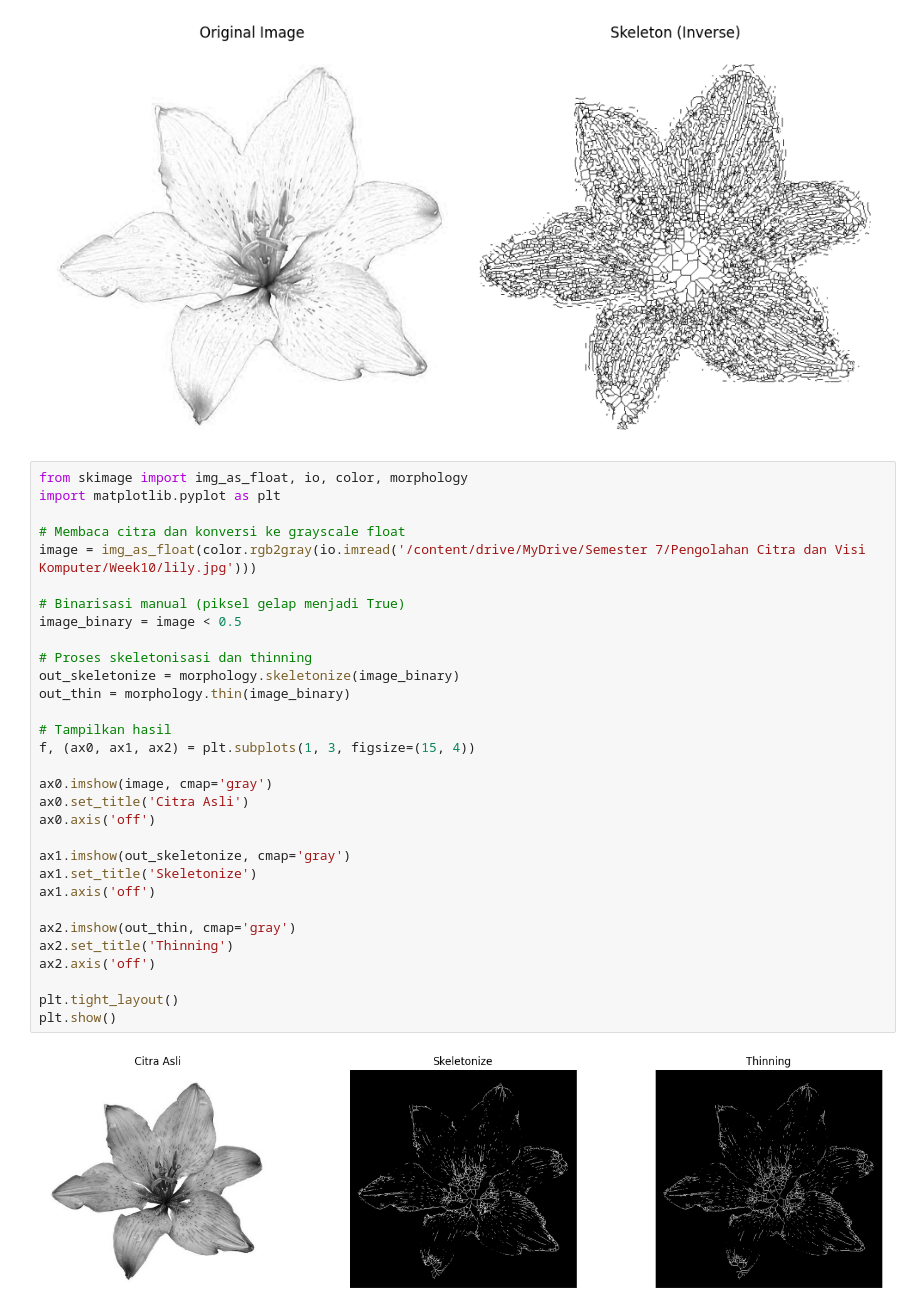
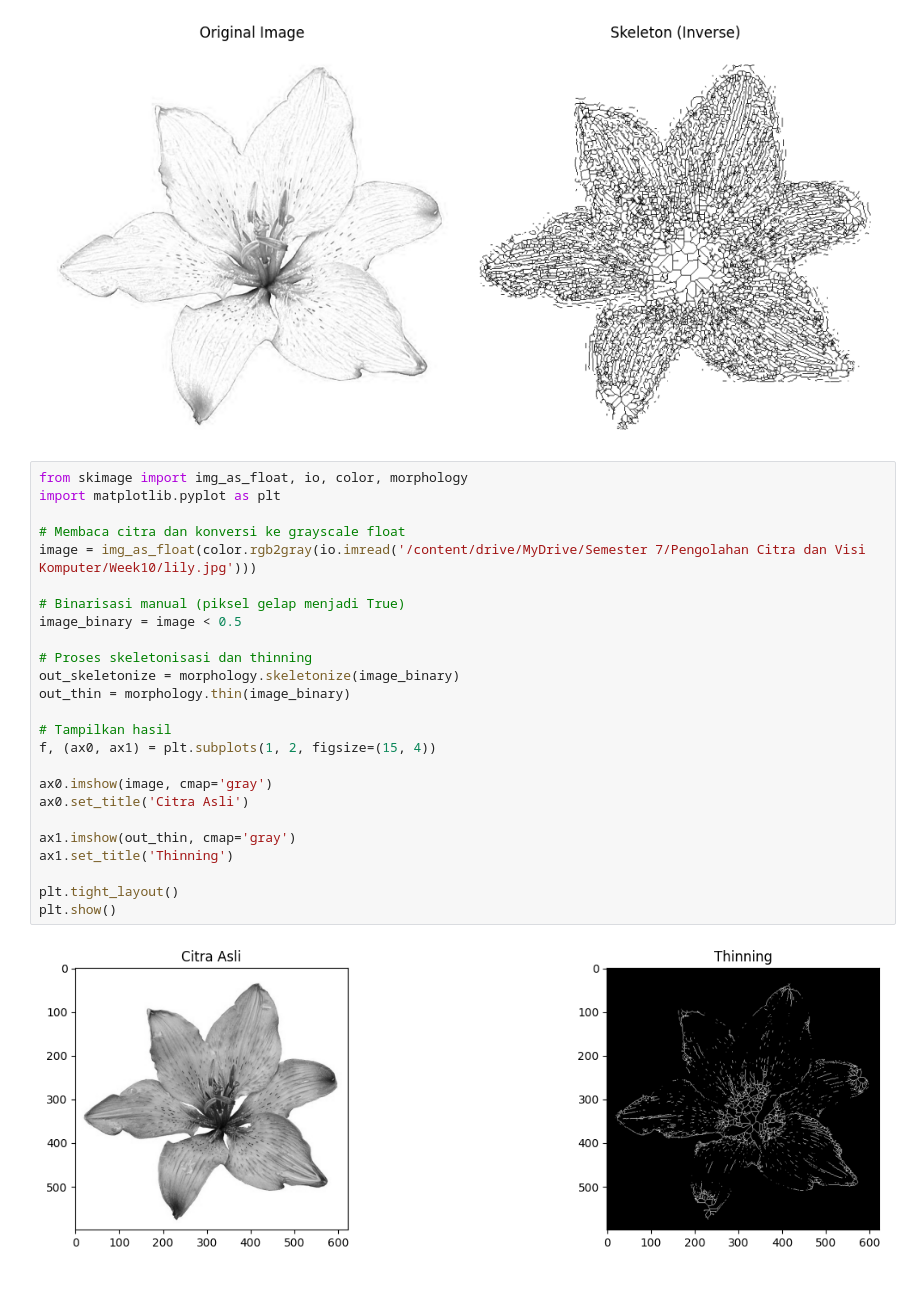
Before and after one commit to Molzard/PCVK-Ganjil-2025, a Jupyter notebook: Week10_04.ipynb, the cells around one changed output. Drawn from its saved outputs; the diff is of its cells as text; blank space fills up the shorter version.

```diff
--- a/Week10_04.ipynb
+++ b/Week10_04.ipynb
@@ -618,33 +618,27 @@ plt.show()
 # %%
 from skimage import img_as_float, io, color, morphology
 import matplotlib.pyplot as plt
 
 # Membaca citra dan konversi ke grayscale float
 image = img_as_float(color.rgb2gray(io.imread('/content/drive/MyDrive/Semester 7/Pengolahan Citra dan Visi Komputer/Week10/lily.jpg')))
 
 # Binarisasi manual (piksel gelap menjadi True)
 image_binary = image < 0.5
 
 # Proses skeletonisasi dan thinning
 out_skeletonize = morphology.skeletonize(image_binary)
 out_thin = morphology.thin(image_binary)
 
 # Tampilkan hasil
-f, (ax0, ax1, ax2) = plt.subplots(1, 3, figsize=(15, 4))
+f, (ax0, ax1) = plt.subplots(1, 2, figsize=(15, 4))
 
 ax0.imshow(image, cmap='gray')
 ax0.set_title('Citra Asli')
-ax0.axis('off')
 
-ax1.imshow(out_skeletonize, cmap='gray')
-ax1.set_title('Skeletonize')
-ax1.axis('off')
-
-ax2.imshow(out_thin, cmap='gray')
-ax2.set_title('Thinning')
-ax2.axis('off')
+ax1.imshow(out_thin, cmap='gray')
+ax1.set_title('Thinning')
 
 plt.tight_layout()
 plt.show()
 # %% [output]
-[figure, old version]
+[figure, new version]
```
